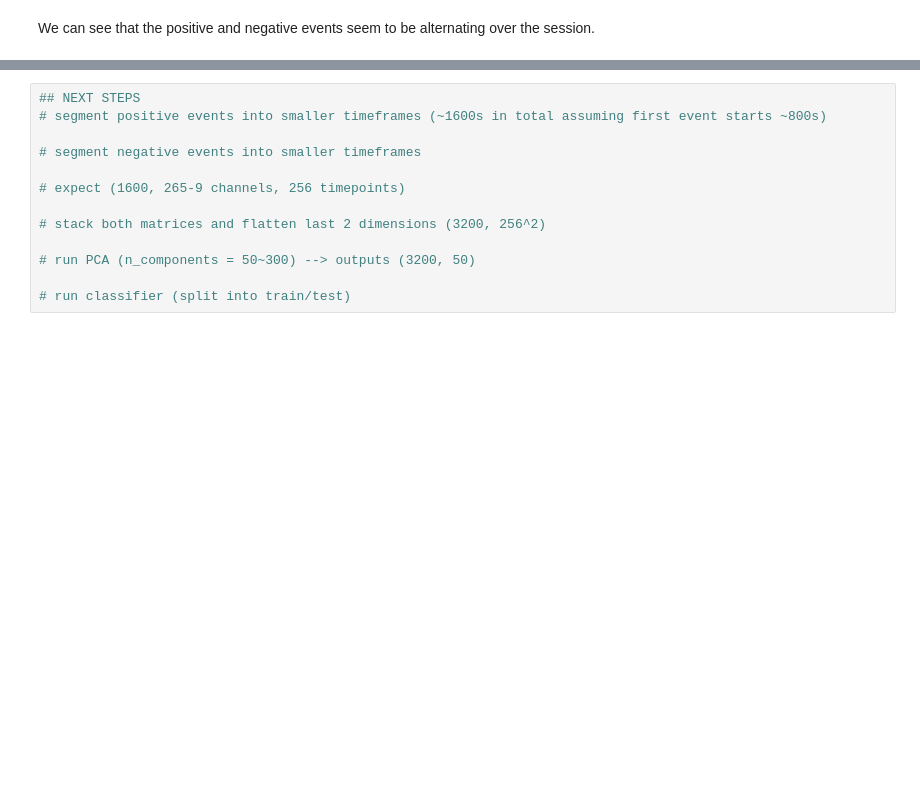
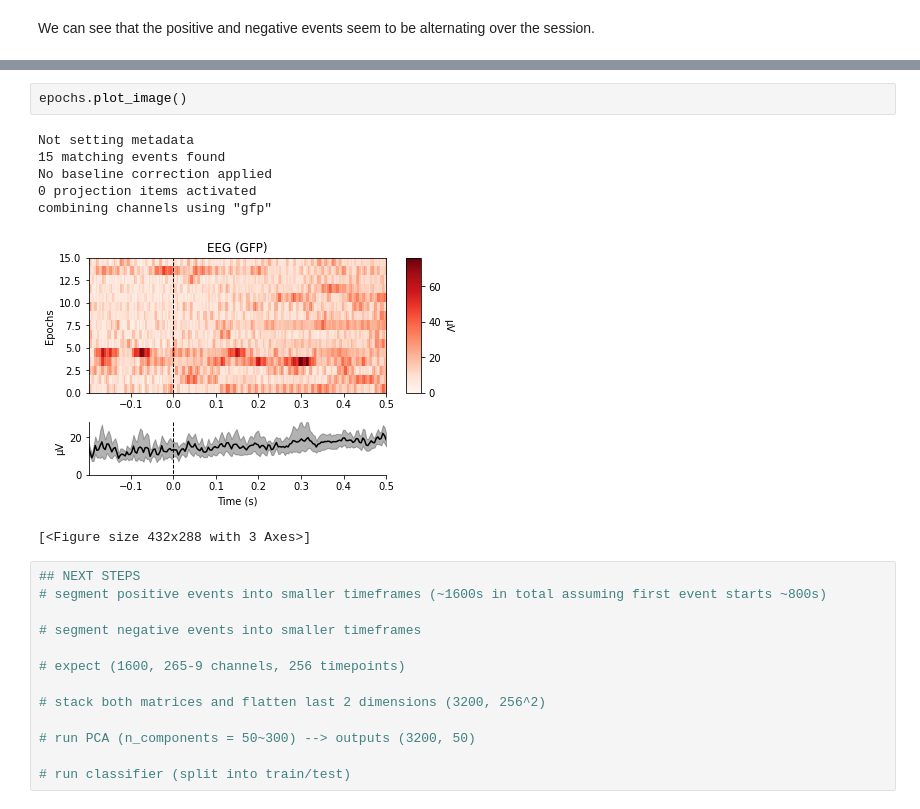
Before and after one commit to vchou105/COGS189, a Jupyter notebook: cogs189.ipynb, the cells around one changed output, grey strips where cells are left out. Cells and saved outputs as stored; diff of their text form; blank space fills up the shorter version.

```diff
--- a/cogs189.ipynb
+++ b/cogs189.ipynb
@@ -252,3 +313,13 @@ We can see that the positive and negative events seem to be alternating over the
+# %%
+epochs.plot_image()
+# %% [output]
+Not setting metadata
+15 matching events found
+No baseline correction applied
+0 projection items activated
+combining channels using "gfp"
+[figure, added]
+[<Figure size 432x288 with 3 Axes>]
 # %%
 ## NEXT STEPS
 # segment positive events into smaller timeframes (~1600s in total assuming first event starts ~800s)
```
Also changed, not shown: parts of 23 cells of this notebook.
